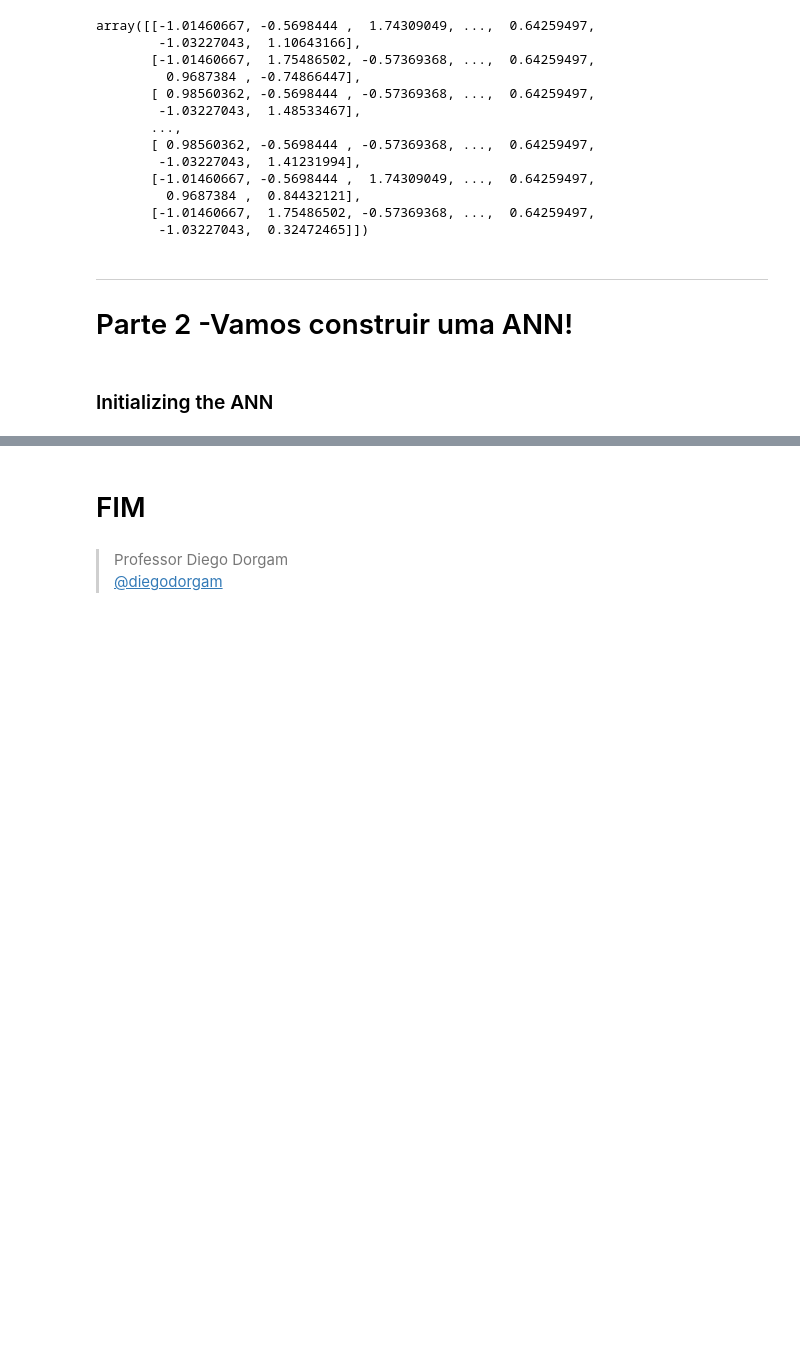
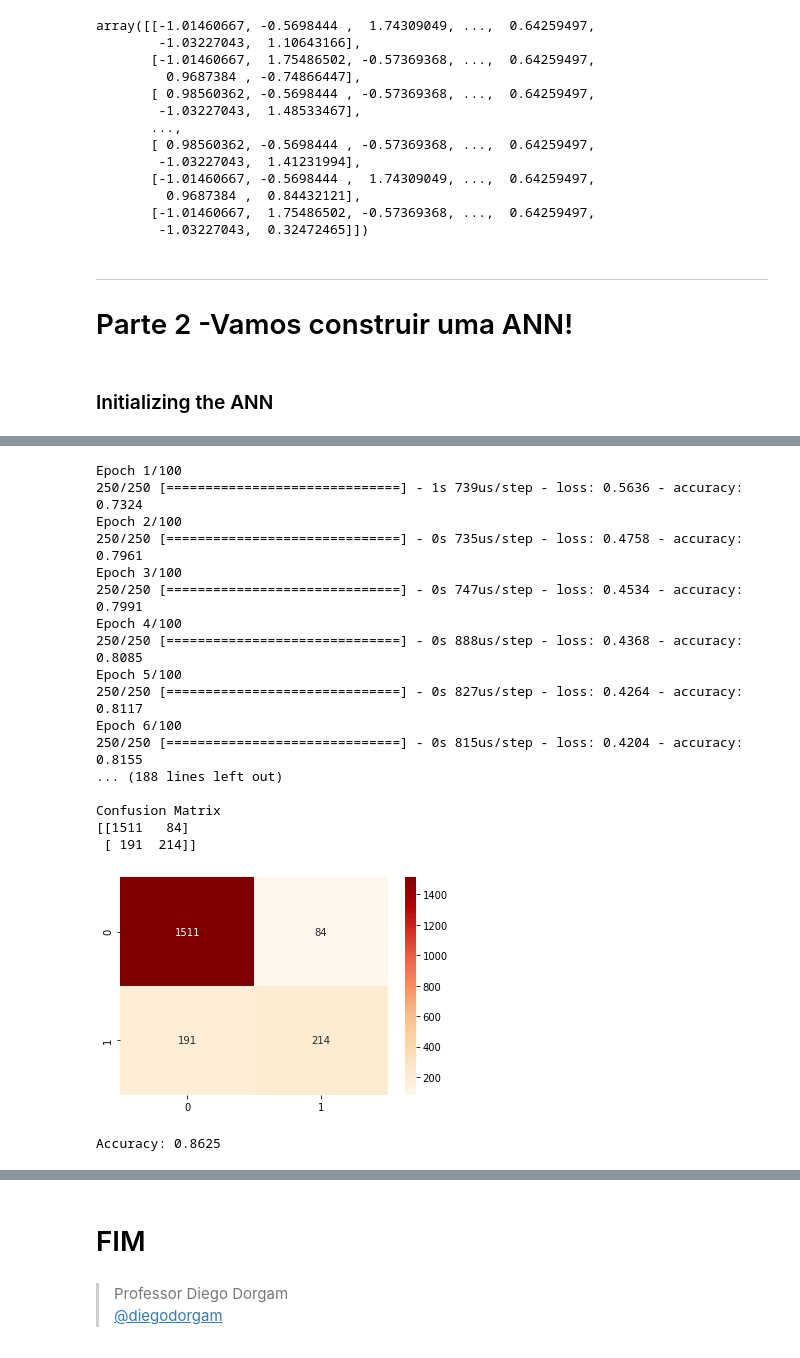
Before and after one commit to deeplearningunb/building-ann, a Jupyter notebook: ArtificialNeuralNetwork.ipynb, the cells around one changed output, grey strips where cells are left out. Cells and saved outputs as stored; diff of their text form; code cells hidden in the pictures; blank space fills up the shorter version.

```diff
--- a/ArtificialNeuralNetwork.ipynb
+++ b/ArtificialNeuralNetwork.ipynb
@@ -202,0 +218,22 @@ print(cm)
+# %%
+build_ann('sigmoid', 'selu', 'softplus')
+# %% [output]
+Epoch 1/100
+250/250 [==============================] - 1s 739us/step - loss: 0.5636 - accuracy: 0.7324
+Epoch 2/100
+250/250 [==============================] - 0s 735us/step - loss: 0.4758 - accuracy: 0.7961
+Epoch 3/100
+250/250 [==============================] - 0s 747us/step - loss: 0.4534 - accuracy: 0.7991
+Epoch 4/100
+250/250 [==============================] - 0s 888us/step - loss: 0.4368 - accuracy: 0.8085
+Epoch 5/100
+250/250 [==============================] - 0s 827us/step - loss: 0.4264 - accuracy: 0.8117
+Epoch 6/100
+250/250 [==============================] - 0s 815us/step - loss: 0.4204 - accuracy: 0.8155
+... (188 lines left out)
+
+Confusion Matrix
+[[1511   84]
+ [ 191  214]]
+[figure, added]
+Accuracy: 0.8625
```
Also changed, not shown: parts of 25 cells of this notebook.
